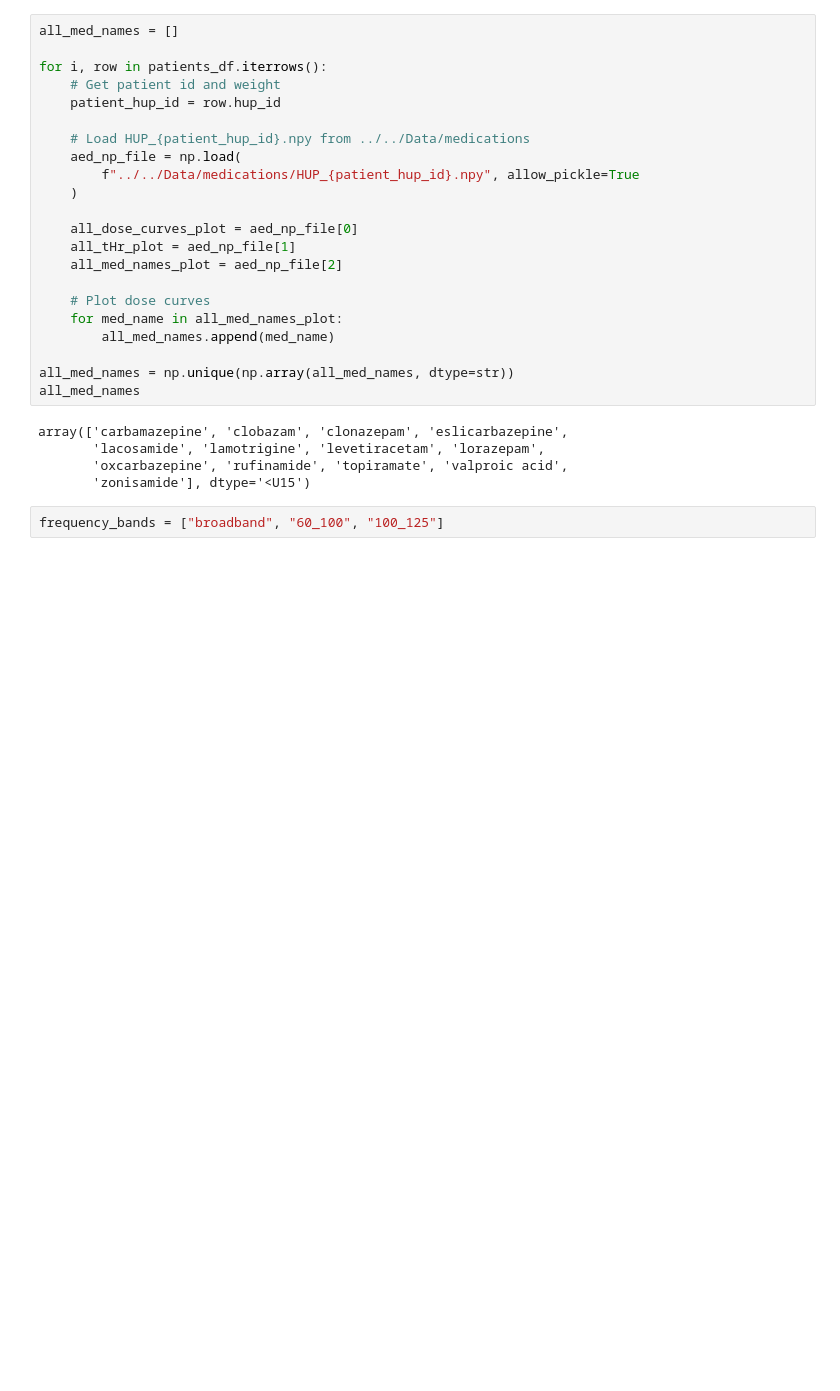
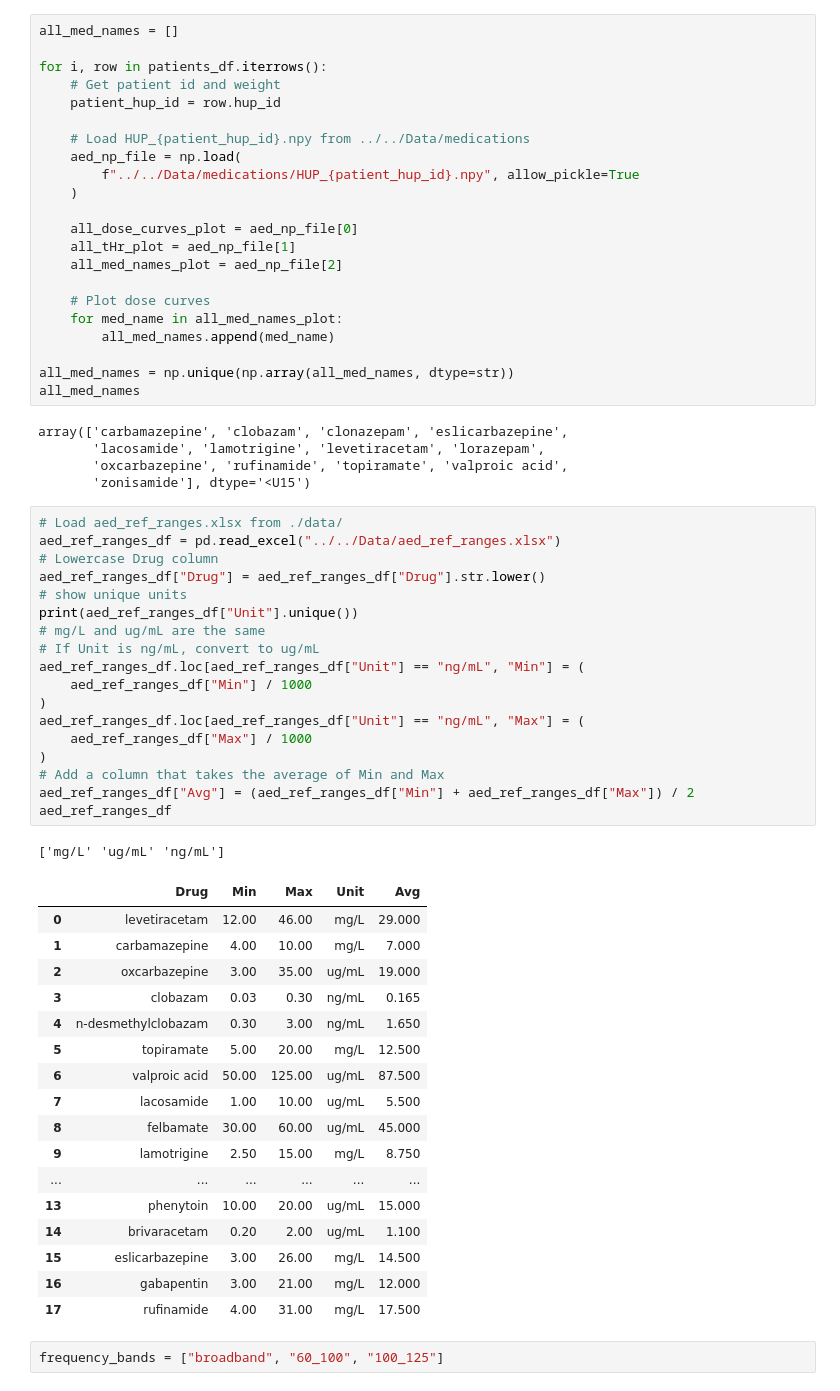
Before and after one commit to devincma/asm_synchrony_paper, a Jupyter notebook: synchrony/build_new_tables.ipynb, the cells around one changed output. Drawn from its saved outputs; the diff is of its cells as text; blank space fills up the shorter version.

```diff
--- a/synchrony/build_new_tables.ipynb
+++ b/synchrony/build_new_tables.ipynb
@@ -137,6 +137,43 @@ array(['carbamazepine', 'clobazam', 'clonazepam', 'eslicarbazepine',
        'lacosamide', 'lamotrigine', 'levetiracetam', 'lorazepam',
        'oxcarbazepine', 'rufinamide', 'topiramate', 'valproic acid',
        'zonisamide'], dtype='<U15')
+# %%
+# Load aed_ref_ranges.xlsx from ./data/
+aed_ref_ranges_df = pd.read_excel("../../Data/aed_ref_ranges.xlsx")
+# Lowercase Drug column
+aed_ref_ranges_df["Drug"] = aed_ref_ranges_df["Drug"].str.lower()
+# show unique units
+print(aed_ref_ranges_df["Unit"].unique())
+# mg/L and ug/mL are the same
+# If Unit is ng/mL, convert to ug/mL
+aed_ref_ranges_df.loc[aed_ref_ranges_df["Unit"] == "ng/mL", "Min"] = (
+    aed_ref_ranges_df["Min"] / 1000
+)
+aed_ref_ranges_df.loc[aed_ref_ranges_df["Unit"] == "ng/mL", "Max"] = (
+    aed_ref_ranges_df["Max"] / 1000
+)
+# Add a column that takes the average of Min and Max
+aed_ref_ranges_df["Avg"] = (aed_ref_ranges_df["Min"] + aed_ref_ranges_df["Max"]) / 2
+aed_ref_ranges_df
+# %% [output]
+['mg/L' 'ug/mL' 'ng/mL']
+|  | Drug | Min | Max | Unit | Avg |
+| 0 | levetiracetam | 12.00 | 46.00 | mg/L | 29.000 |
+| 1 | carbamazepine | 4.00 | 10.00 | mg/L | 7.000 |
+| 2 | oxcarbazepine | 3.00 | 35.00 | ug/mL | 19.000 |
+| 3 | clobazam | 0.03 | 0.30 | ng/mL | 0.165 |
+| 4 | n-desmethylclobazam | 0.30 | 3.00 | ng/mL | 1.650 |
+| 5 | topiramate | 5.00 | 20.00 | mg/L | 12.500 |
+| 6 | valproic acid | 50.00 | 125.00 | ug/mL | 87.500 |
+| 7 | lacosamide | 1.00 | 10.00 | ug/mL | 5.500 |
+| 8 | felbamate | 30.00 | 60.00 | ug/mL | 45.000 |
+| 9 | lamotrigine | 2.50 | 15.00 | mg/L | 8.750 |
+| ... | ... | ... | ... | ... | ... |
+| 13 | phenytoin | 10.00 | 20.00 | ug/mL | 15.000 |
+| 14 | brivaracetam | 0.20 | 2.00 | ug/mL | 1.100 |
+| 15 | eslicarbazepine | 3.00 | 26.00 | mg/L | 14.500 |
+| 16 | gabapentin | 3.00 | 21.00 | mg/L | 12.000 |
+| 17 | rufinamide | 4.00 | 31.00 | mg/L | 17.500 |
 # %%
 frequency_bands = ["broadband", "60_100", "100_125"]
 # %%
```
Also changed, not shown: parts of 2 cells of this notebook, 4 other files.
